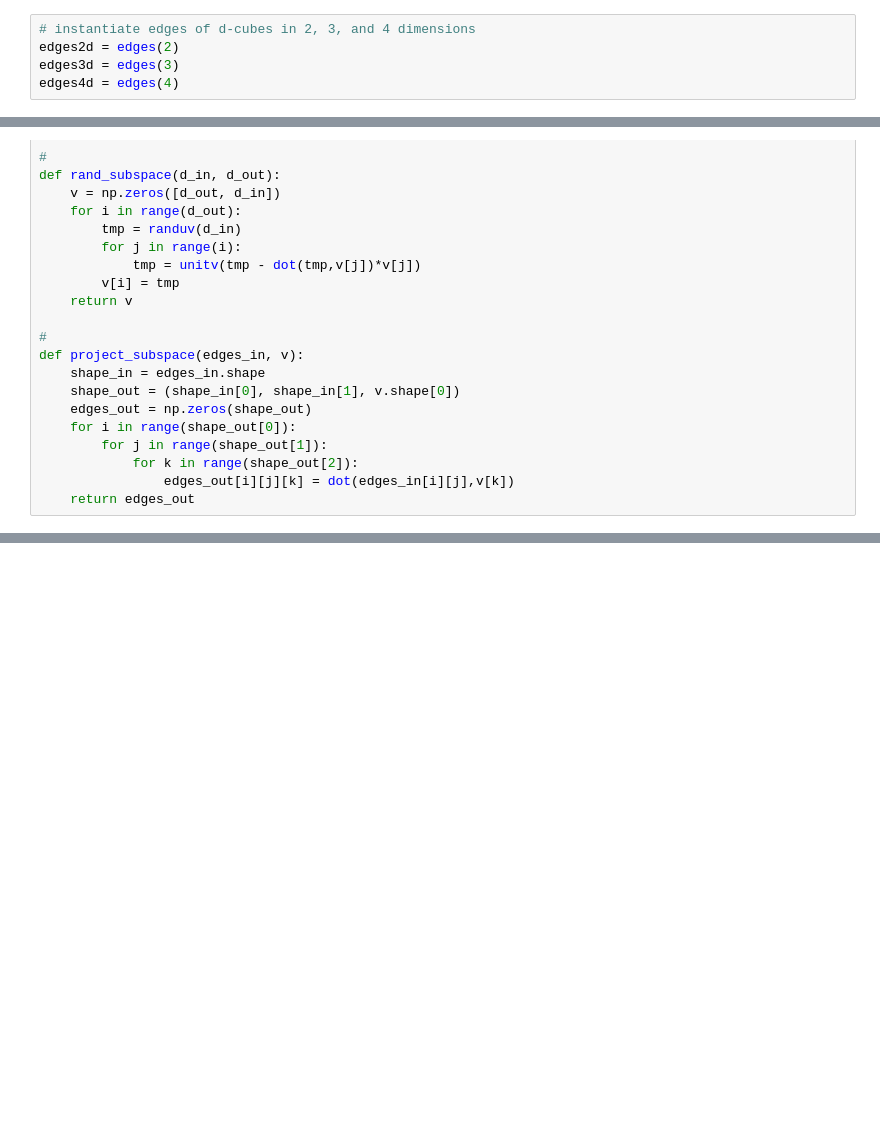
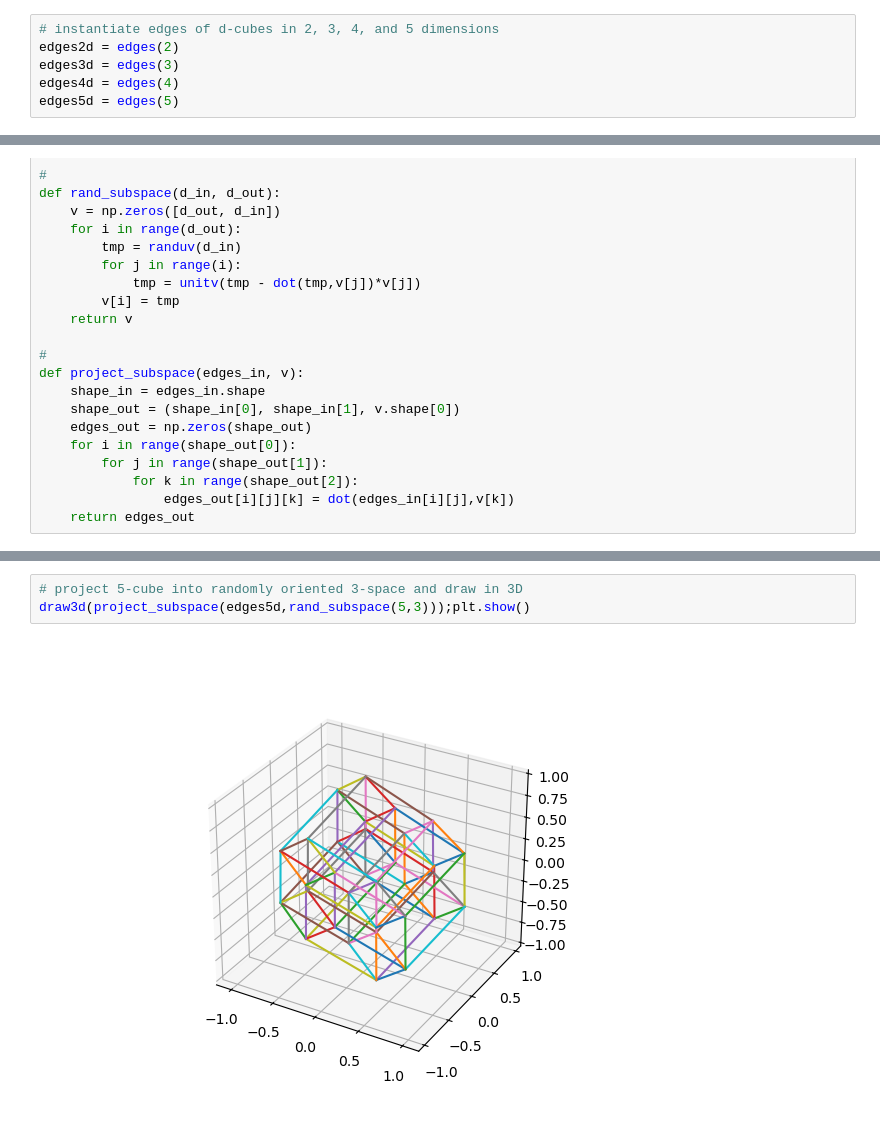
Before and after one commit to adrianpope/HyperCubes, a Jupyter notebook: HyperCubes.ipynb, the cells around one changed output, grey strips where cells are left out. Saved outputs shown, nothing was run; the diff lists cells and outputs as text; blank space fills up the shorter version.

```diff
--- a/HyperCubes.ipynb
+++ b/HyperCubes.ipynb
@@ -78,10 +83,11 @@ def draw3d(ea):
     #ax.legend()
     return
 # %%
-# instantiate edges of d-cubes in 2, 3, and 4 dimensions
+# instantiate edges of d-cubes in 2, 3, 4, and 5 dimensions
 edges2d = edges(2)
 edges3d = edges(3)
 edges4d = edges(4)
+edges5d = edges(5)
 # %%
 # draw 2-cube in 2 dimensions
 draw2d(edges2d);plt.show()
@@ -144,0 +151,5 @@ draw2d(project_subspace(edges4d,rand_subspace(4,2)));plt.show()
+# %%
+# project 5-cube into randomly oriented 3-space and draw in 3D
+draw3d(project_subspace(edges5d,rand_subspace(5,3)));plt.show()
+# %% [output]
+[figure, added]
```
Also changed, not shown: parts of 4 cells of this notebook.
